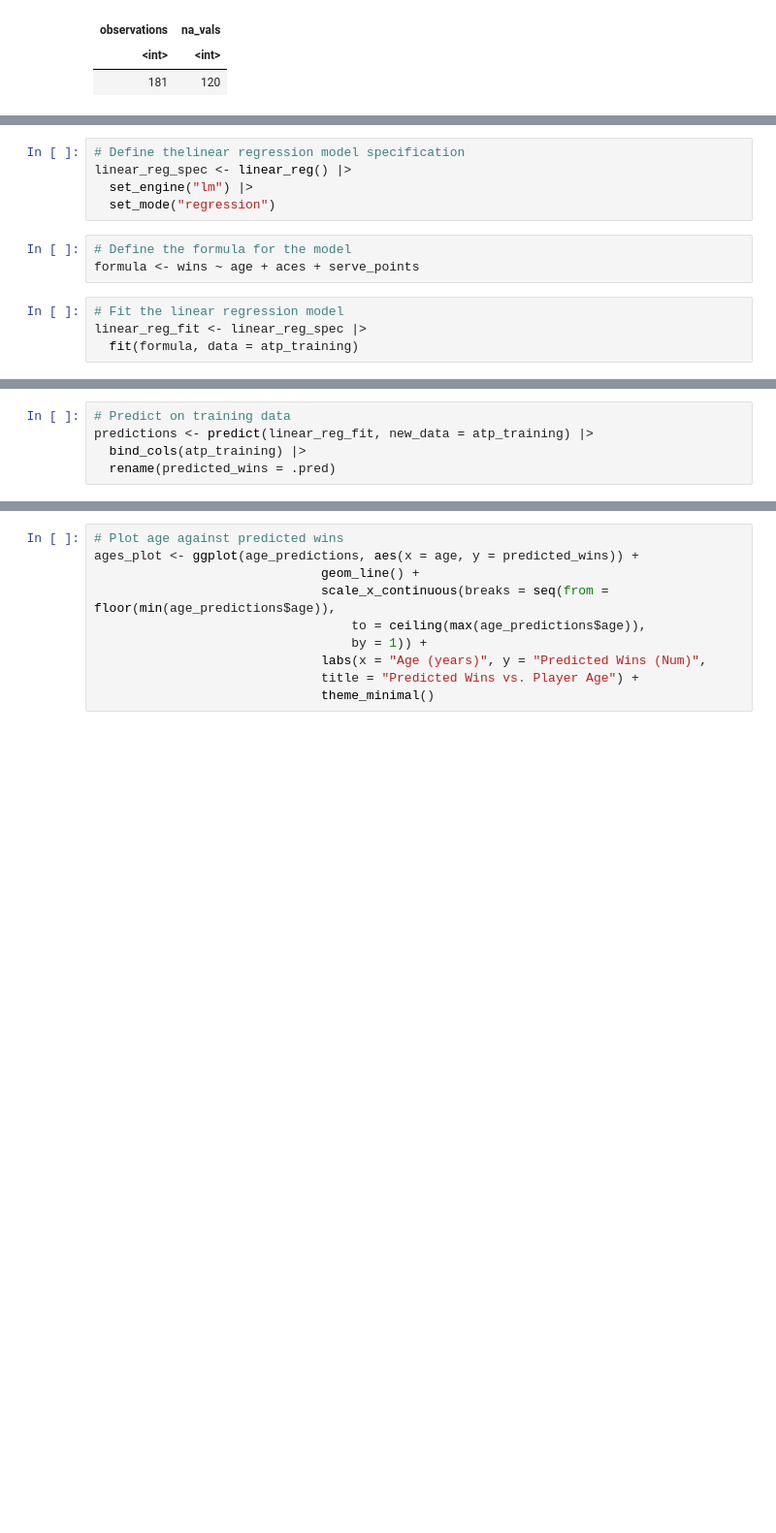
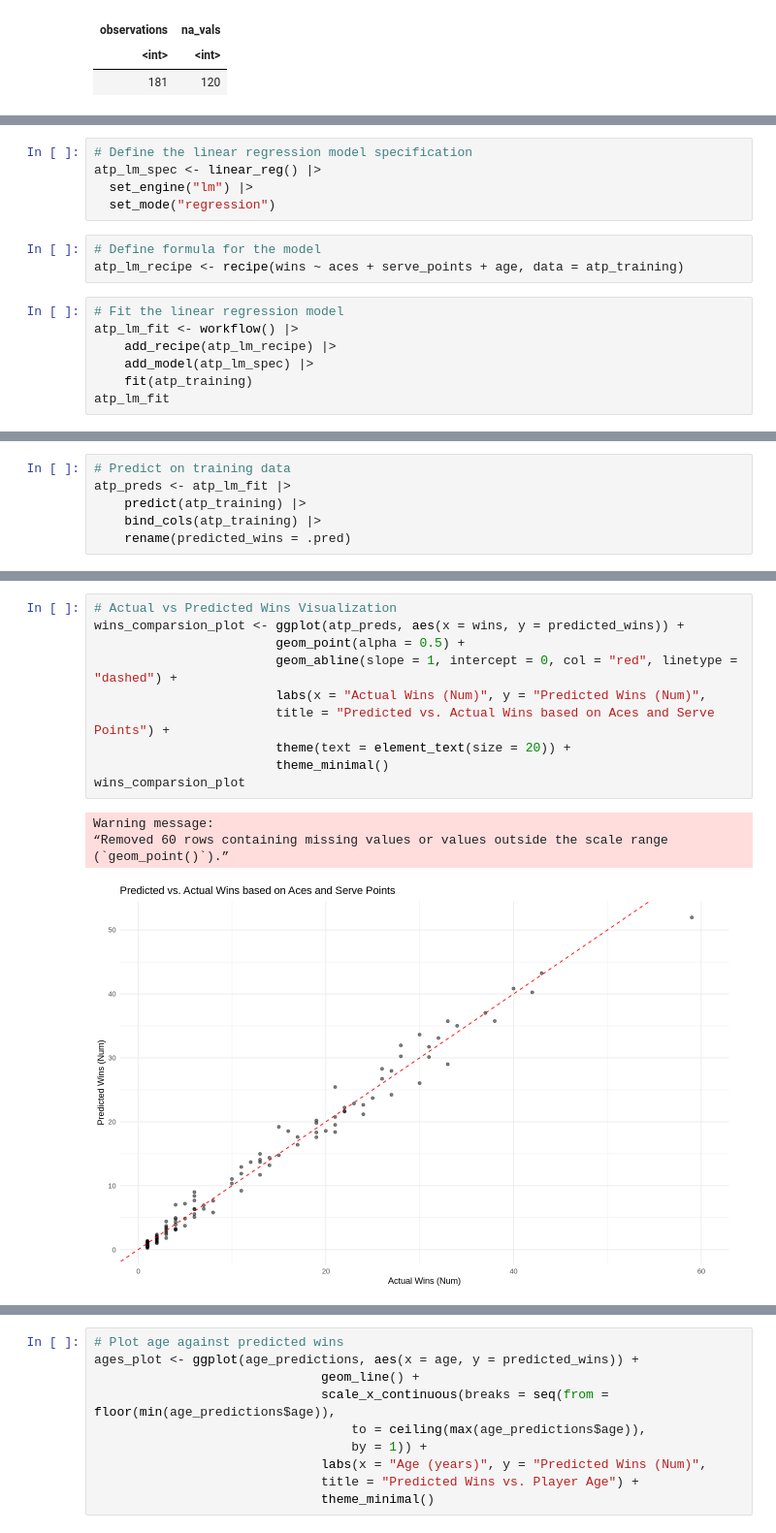
Before and after one commit to Wjolff/dsci-100-project-group20, a Jupyter notebook: group_project_proposal.ipynb, the cells around one changed output, grey strips where cells are left out. Shown at 97% size. Cells and saved outputs as stored; diff of their text form; blank space fills up the shorter version.

```diff
--- a/group_project_proposal.ipynb
+++ b/group_project_proposal.ipynb
@@ -128,12 +169,15 @@ plot_grid(age_hist, win_hist, ncol = 2)
 # %%
-# Define thelinear regression model specification
-linear_reg_spec <- linear_reg() |>
+# Define the linear regression model specification
+atp_lm_spec <- linear_reg() |>
   set_engine("lm") |>
   set_mode("regression")
 # %%
-# Define the formula for the model
-formula <- wins ~ age + aces + serve_points
+# Define formula for the model
+atp_lm_recipe <- recipe(wins ~ aces + serve_points + age, data = atp_training)
 # %%
 # Fit the linear regression model
-linear_reg_fit <- linear_reg_spec |>
-  fit(formula, data = atp_training)
+atp_lm_fit <- workflow() |>
+    add_recipe(atp_lm_recipe) |>
+    add_model(atp_lm_spec) |>
+    fit(atp_training)
+atp_lm_fit
@@ -140,5 +200,6 @@ linear_reg_fit <- linear_reg_spec |>
 # %%
 # Predict on training data
-predictions <- predict(linear_reg_fit, new_data = atp_training) |>
-  bind_cols(atp_training) |>
-  rename(predicted_wins = .pred)
+atp_preds <- atp_lm_fit |>
+    predict(atp_training) |>
+    bind_cols(atp_training) |>
+    rename(predicted_wins = .pred)
@@ -199,0 +221,15 @@ Warning message:
+# %%
+# Actual vs Predicted Wins Visualization
+wins_comparsion_plot <- ggplot(atp_preds, aes(x = wins, y = predicted_wins)) +
+                        geom_point(alpha = 0.5) +
+                        geom_abline(slope = 1, intercept = 0, col = "red", linetype = "dashed") +
+                        labs(x = "Actual Wins (Num)", y = "Predicted Wins (Num)",
+                        title = "Predicted vs. Actual Wins based on Aces and Serve Points") +
+                        theme(text = element_text(size = 20)) +
+                        theme_minimal()
+wins_comparsion_plot
+# %% [output]
+Warning message:
+“Removed 60 rows containing missing values or values outside the scale range
+(`geom_point()`).”
+[figure, added]
```
Also changed, not shown: parts of 18 cells of this notebook.
